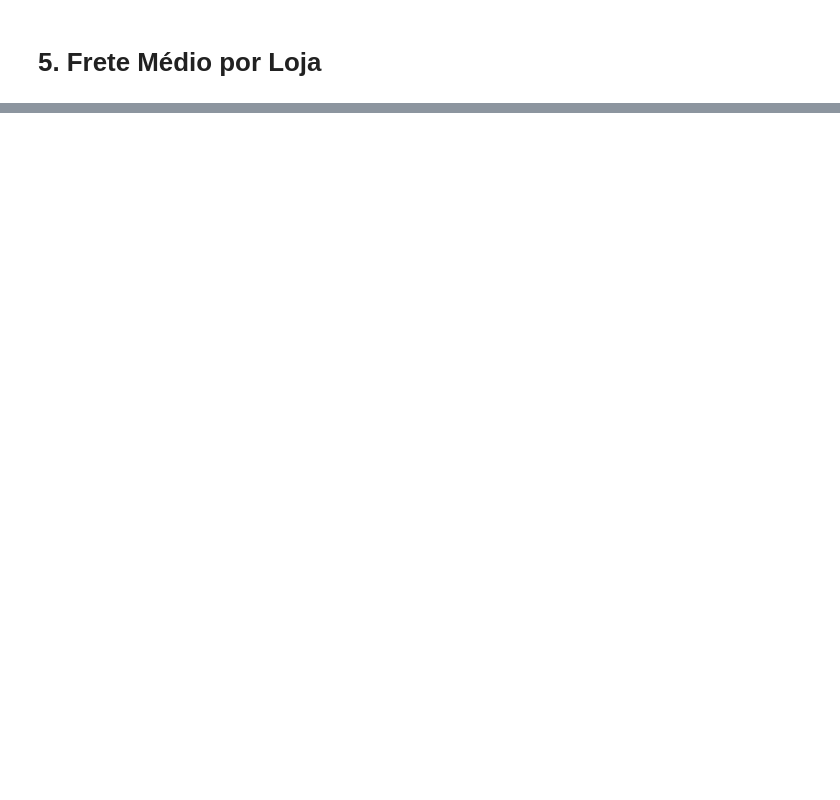
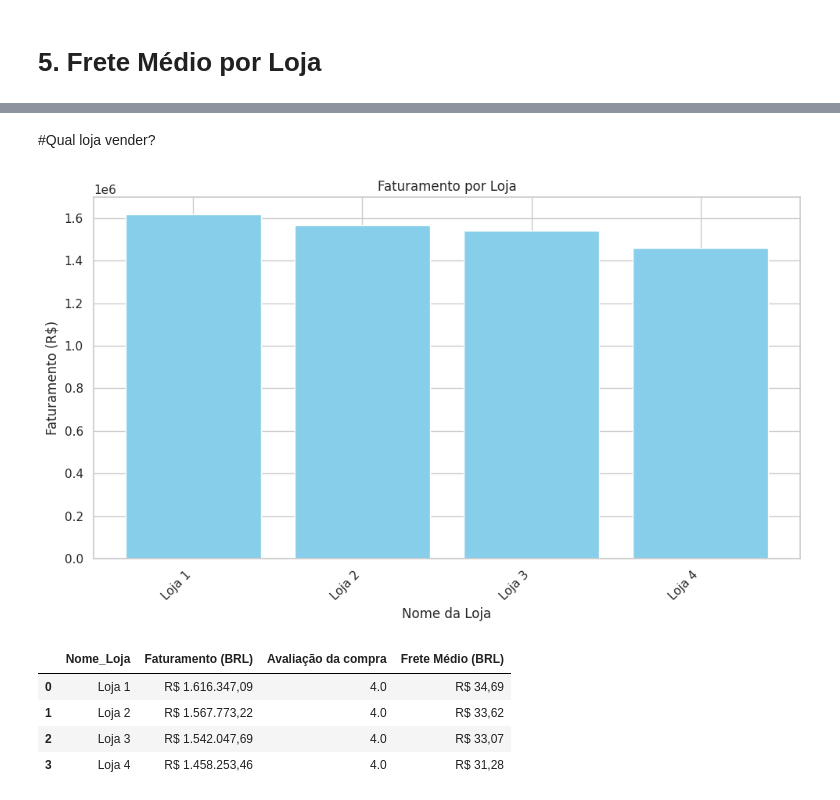
Before and after one commit to devphillipe/resolucao-challenge-alura-store, a Jupyter notebook: Resolução_Challenge_Alura_Store.ipynb, the cells around one changed output, grey strips where cells are left out. Cells and saved outputs as stored; diff of their text form; code cells hidden in the pictures; blank space fills up the shorter version.

```diff
--- a/Resolução_Challenge_Alura_Store.ipynb
+++ b/Resolução_Challenge_Alura_Store.ipynb
@@ -35,0 +217,58 @@ loja.head()
+# %% [markdown]
+#Qual loja vender?
+# %%
+# 1. Faturamento por loja
+faturamento_lojas = df_consolidado.groupby(
+    ["ID_Loja", "Nome_Loja"]
+)["Faturamento"].sum().reset_index()
+
+# 2. Média de avaliação por loja (arredondando para 1 casa decimal)
+media_avaliacoes = df_consolidado.groupby(
+    ["ID_Loja", "Nome_Loja"]
+)["Avaliação da compra"].mean().reset_index()
+media_avaliacoes["Avaliação da compra"] = media_avaliacoes["Avaliação da compra"].round(1)
+
+# 3. Frete médio por loja
+frete_medio = df_consolidado.groupby(
+    ["ID_Loja", "Nome_Loja"]
+)["Frete"].mean().reset_index()
+
+# Unir tudo
+analise_lojas = (
+    faturamento_lojas
+    .merge(media_avaliacoes, on=["ID_Loja", "Nome_Loja"])
+    .merge(frete_medio, on=["ID_Loja", "Nome_Loja"])
+    .sort_values(by="Faturamento", ascending=False)
+)
+
+# Formatar colunas em BRL (strings)
+analise_lojas["Faturamento (BRL)"] = analise_lojas["Faturamento"] \
+    .apply(lambda x: f"R$ {x:,.2f}".replace(",", "X").replace(".", ",").replace("X", "."))
+analise_lojas["Frete Médio (BRL)"] = analise_lojas["Frete"] \
+    .apply(lambda x: f"R$ {x:,.2f}".replace(",", "X").replace(".", ",").replace("X", "."))
+
+# --- Gráfico corrigido usando a coluna numérica ---
+plt.figure(figsize=(10, 6))
+plt.bar(
+    analise_lojas["Nome_Loja"],
+    analise_lojas["Faturamento"],      # aqui usamos o valor numérico original
+    color='skyblue'
+)
+plt.xlabel('Nome da Loja')
+plt.ylabel('Faturamento (R$)')
+plt.title('Faturamento por Loja')
+plt.xticks(rotation=45, ha='right')
+plt.tight_layout()
+plt.show()
+
+# Mostrar a tabela formatada
+analise_lojas[
+    ["Nome_Loja", "Faturamento (BRL)", "Avaliação da compra", "Frete Médio (BRL)"]
+]
+# %% [output]
+[figure, added]
+|  | Nome_Loja | Faturamento (BRL) | Avaliação da compra | Frete Médio (BRL) |
+| 0 | Loja 1 | R$ 1.616.347,09 | 4.0 | R$ 34,69 |
+| 1 | Loja 2 | R$ 1.567.773,22 | 4.0 | R$ 33,62 |
+| 2 | Loja 3 | R$ 1.542.047,69 | 4.0 | R$ 33,07 |
+| 3 | Loja 4 | R$ 1.458.253,46 | 4.0 | R$ 31,28 |
```
Also changed, not shown: parts of 14 cells of this notebook.
